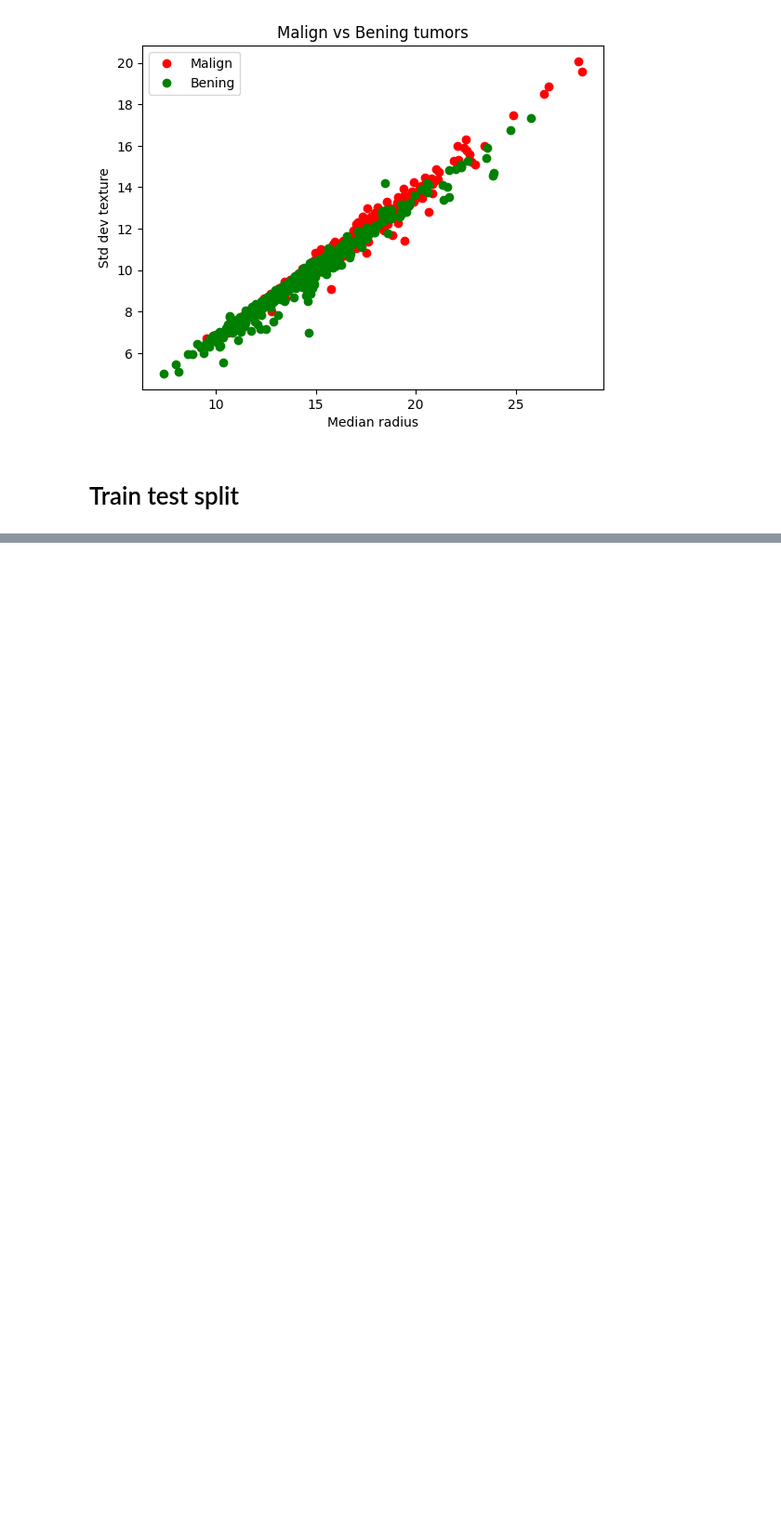
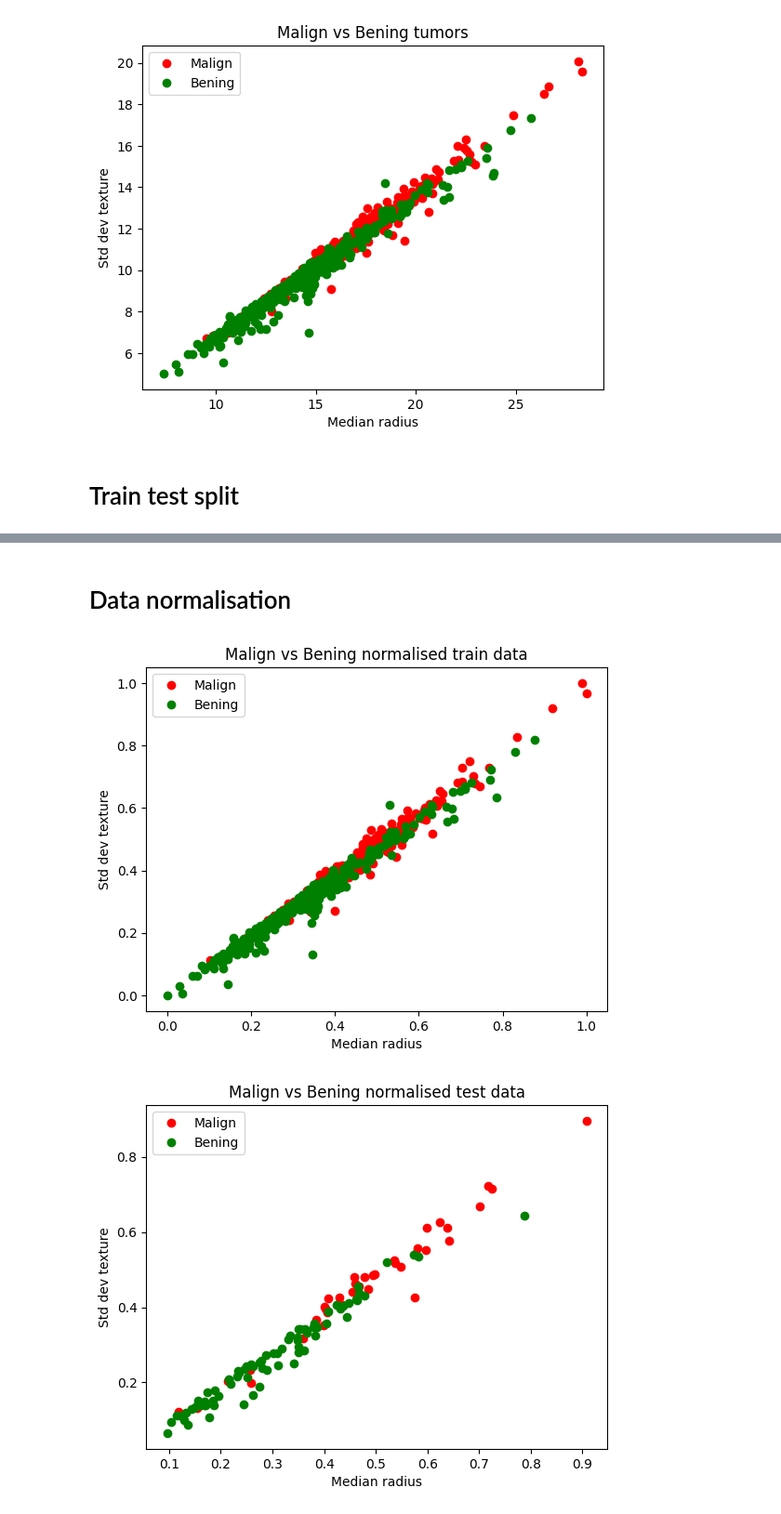
Before and after one commit to zdrobix/csubb, a Jupyter notebook: Semestru 4/IA/lab/lab6/problem2_tool.ipynb, the cells around one changed output, grey strips where cells are left out. Shown at 93% size. Cells and saved outputs as stored; diff of their text form; code cells hidden in the pictures; blank space fills up the shorter version.

```diff
--- a/Semestru 4/IA/lab/lab6/problem2_tool.ipynb
+++ b/Semestru 4/IA/lab/lab6/problem2_tool.ipynb
@@ -82,0 +128,10 @@ x_train, x_test, y_train, y_test = train_test_split(list(zip(median_radius, std_
+# %% [markdown]
+# Data normalisation
+# %%
+x_train_norm, x_test_norm, min_max_list = normalisation(x_train, x_test)
+
+plot_data(x_train_norm, y_train, 'Malign vs Bening normalised train data')
+plot_data(x_test_norm, y_test, 'Malign vs Bening normalised test data')
+# %% [output]
+[figure, added]
+[figure, added]
```
Also changed, not shown: parts of 8 cells of this notebook, 1 other file.
